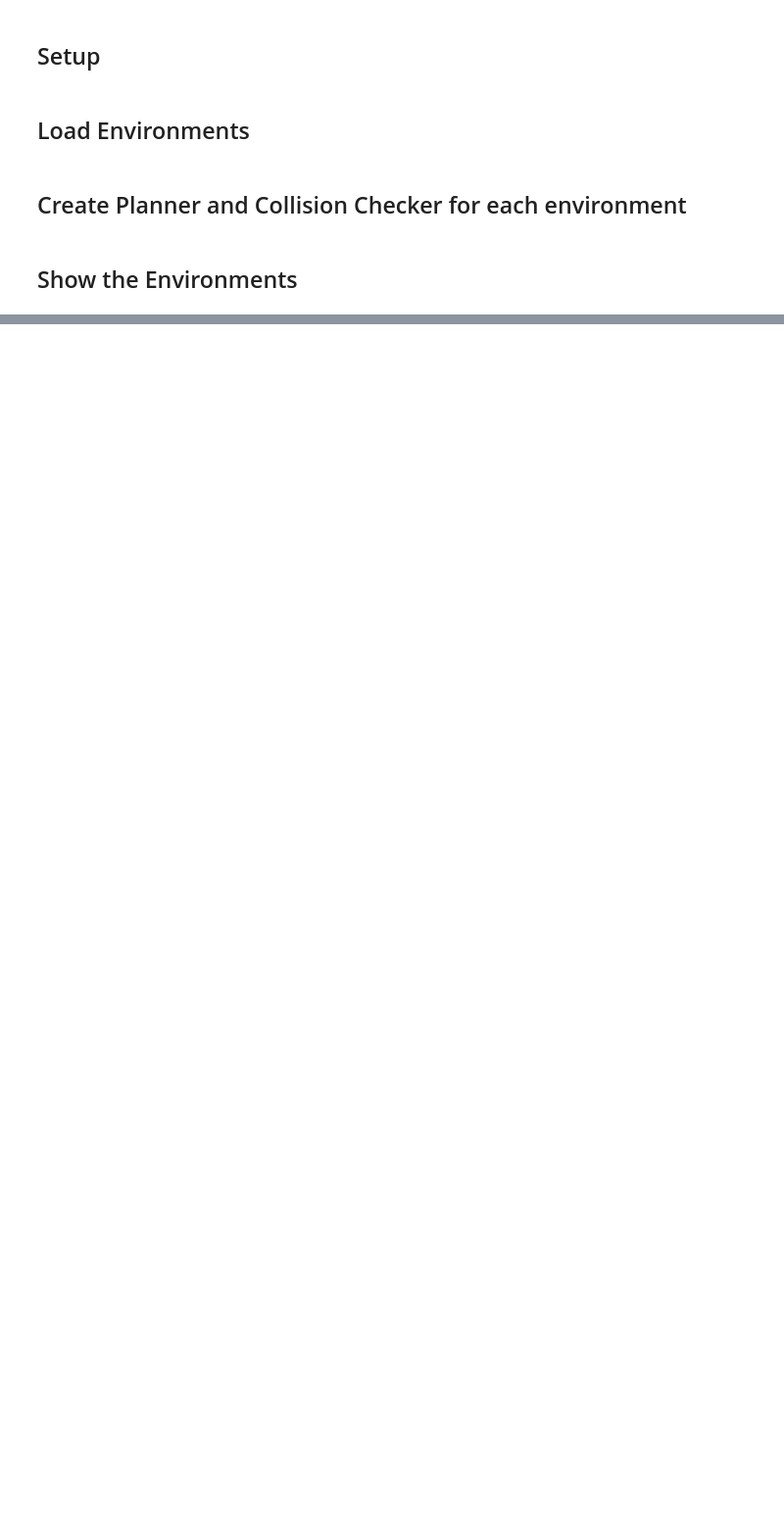
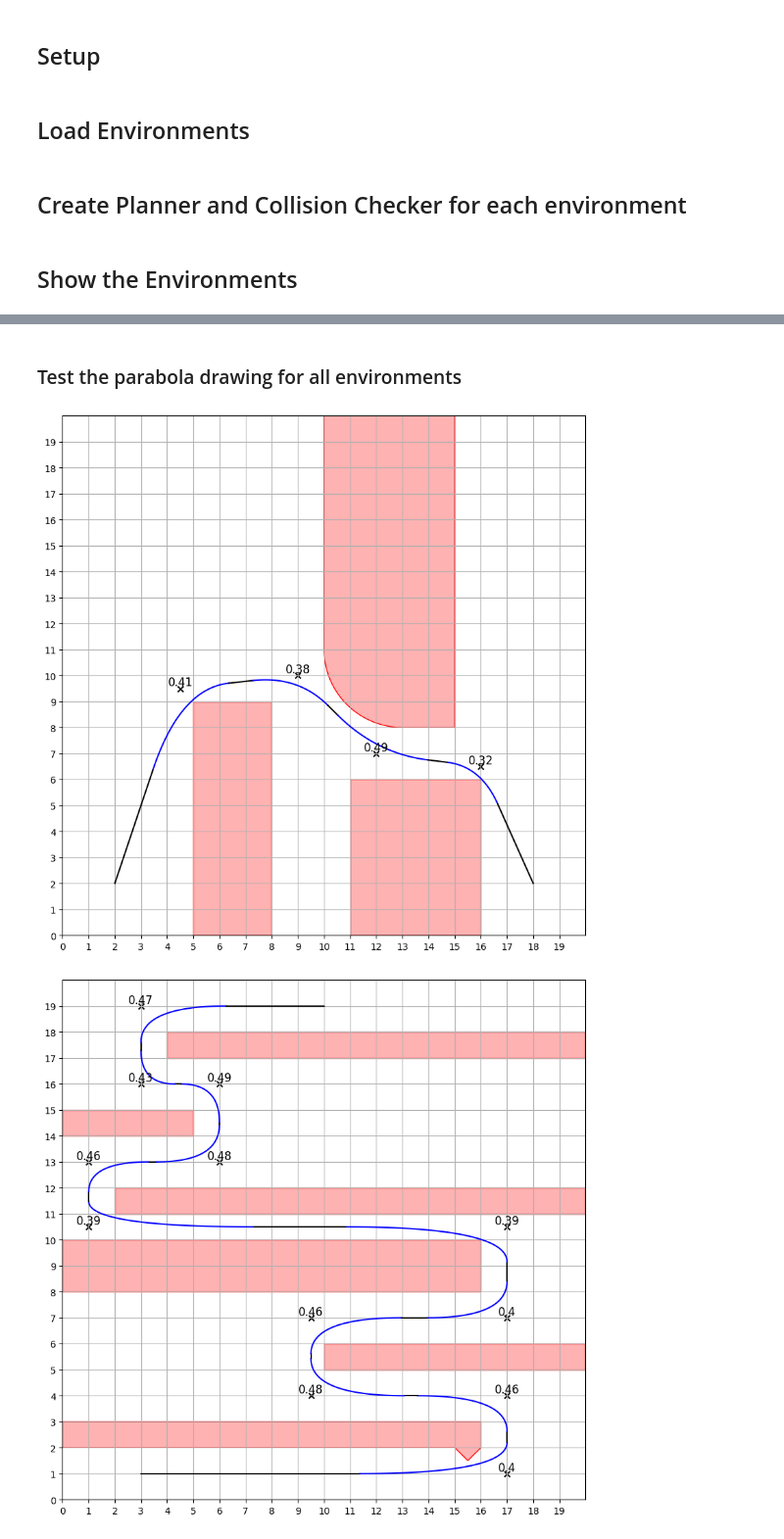
Before and after one commit to Nico-Sander/robotprogramming-project-2526, a Jupyter notebook: src/main.ipynb, the cells around one changed output, grey strips where cells are left out. Shown: that part at 98% size. Drawn from its saved outputs; the diff is of its cells as text; code cells hidden in the pictures; blank space fills up the shorter version.

```diff
--- a/src/main.ipynb
+++ b/src/main.ipynb
@@ -56,0 +59,12 @@ for name, item in env_dict.items():
+# %% [markdown]
+### Test the parabola drawing for all environments
+# %%
+for name, item in env_dict.items():
+    ax = item['planner']._collisionChecker.draw_enviroments()
+    r = [random.uniform(0.45, 0.5) for _ in item['smooth_path']]
+    r[0] = 0
+    r[-1] = 0
+    item['planner']._collisionChecker.draw_path_with_parabolas(item['smooth_path'], r, ax)
+# %% [output]
+[figure, added]
+[figure, added]
```
Also changed, not shown: parts of 3 cells of this notebook, 2 other files.
